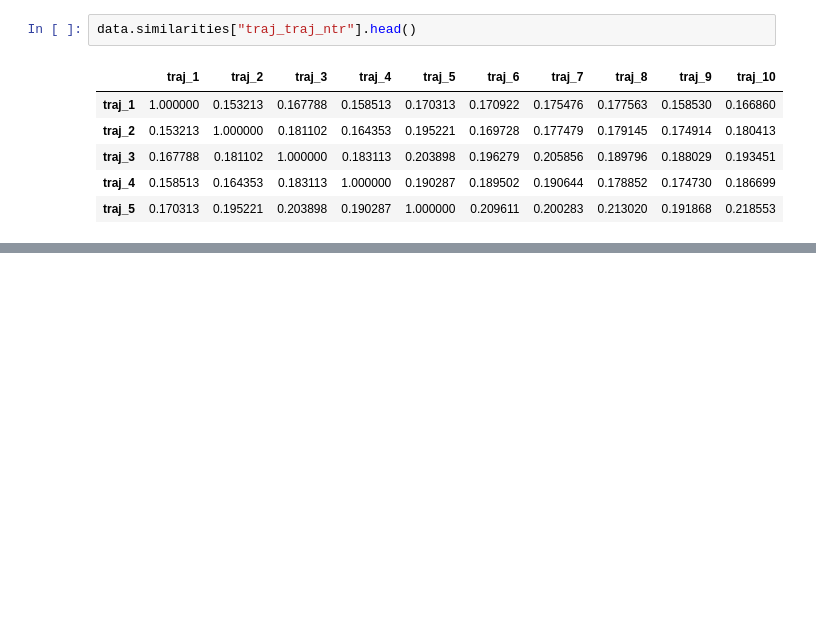
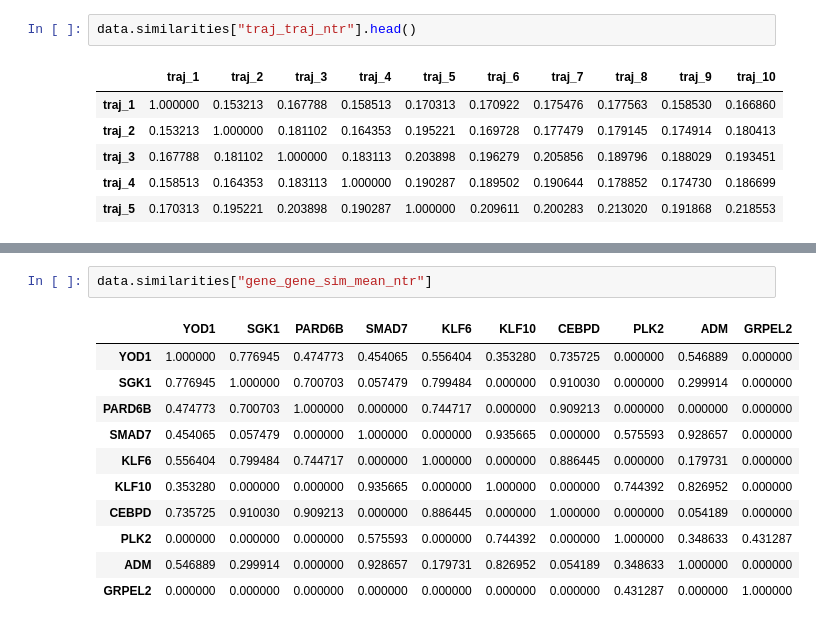
Before and after one commit to csw128/hdadata-package, a Jupyter notebook: src/myhda_ur/Milestone2_test.ipynb, the cells around one changed output, grey strips where cells are left out. Cells and saved outputs as stored; diff of their text form; blank space fills up the shorter version.

```diff
--- a/src/myhda_ur/Milestone2_test.ipynb
+++ b/src/myhda_ur/Milestone2_test.ipynb
@@ -122,0 +237,14 @@ plot_heatmap(df4, "trajectories")
+# %%
+data.similarities["gene_gene_sim_mean_ntr"]
+# %% [output]
+|  | YOD1 | SGK1 | PARD6B | SMAD7 | KLF6 | KLF10 | CEBPD | PLK2 | ADM | GRPEL2 |
+| YOD1 | 1.000000 | 0.776945 | 0.474773 | 0.454065 | 0.556404 | 0.353280 | 0.735725 | 0.000000 | 0.546889 | 0.000000 |
+| SGK1 | 0.776945 | 1.000000 | 0.700703 | 0.057479 | 0.799484 | 0.000000 | 0.910030 | 0.000000 | 0.299914 | 0.000000 |
+| PARD6B | 0.474773 | 0.700703 | 1.000000 | 0.000000 | 0.744717 | 0.000000 | 0.909213 | 0.000000 | 0.000000 | 0.000000 |
+| SMAD7 | 0.454065 | 0.057479 | 0.000000 | 1.000000 | 0.000000 | 0.935665 | 0.000000 | 0.575593 | 0.928657 | 0.000000 |
+| KLF6 | 0.556404 | 0.799484 | 0.744717 | 0.000000 | 1.000000 | 0.000000 | 0.886445 | 0.000000 | 0.179731 | 0.000000 |
+| KLF10 | 0.353280 | 0.000000 | 0.000000 | 0.935665 | 0.000000 | 1.000000 | 0.000000 | 0.744392 | 0.826952 | 0.000000 |
+| CEBPD | 0.735725 | 0.910030 | 0.909213 | 0.000000 | 0.886445 | 0.000000 | 1.000000 | 0.000000 | 0.054189 | 0.000000 |
+| PLK2 | 0.000000 | 0.000000 | 0.000000 | 0.575593 | 0.000000 | 0.744392 | 0.000000 | 1.000000 | 0.348633 | 0.431287 |
+| ADM | 0.546889 | 0.299914 | 0.000000 | 0.928657 | 0.179731 | 0.826952 | 0.054189 | 0.348633 | 1.000000 | 0.000000 |
+| GRPEL2 | 0.000000 | 0.000000 | 0.000000 | 0.000000 | 0.000000 | 0.000000 | 0.000000 | 0.431287 | 0.000000 | 1.000000 |
```
Also changed, not shown: parts of 19 cells of this notebook, 5 other files.
